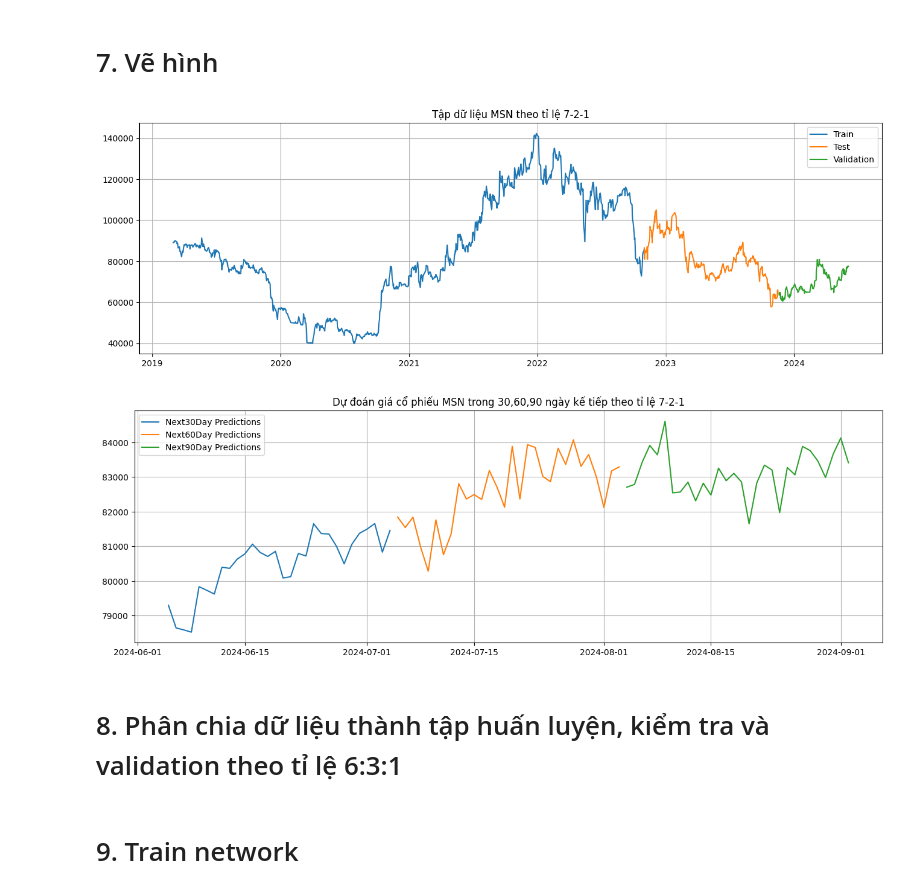
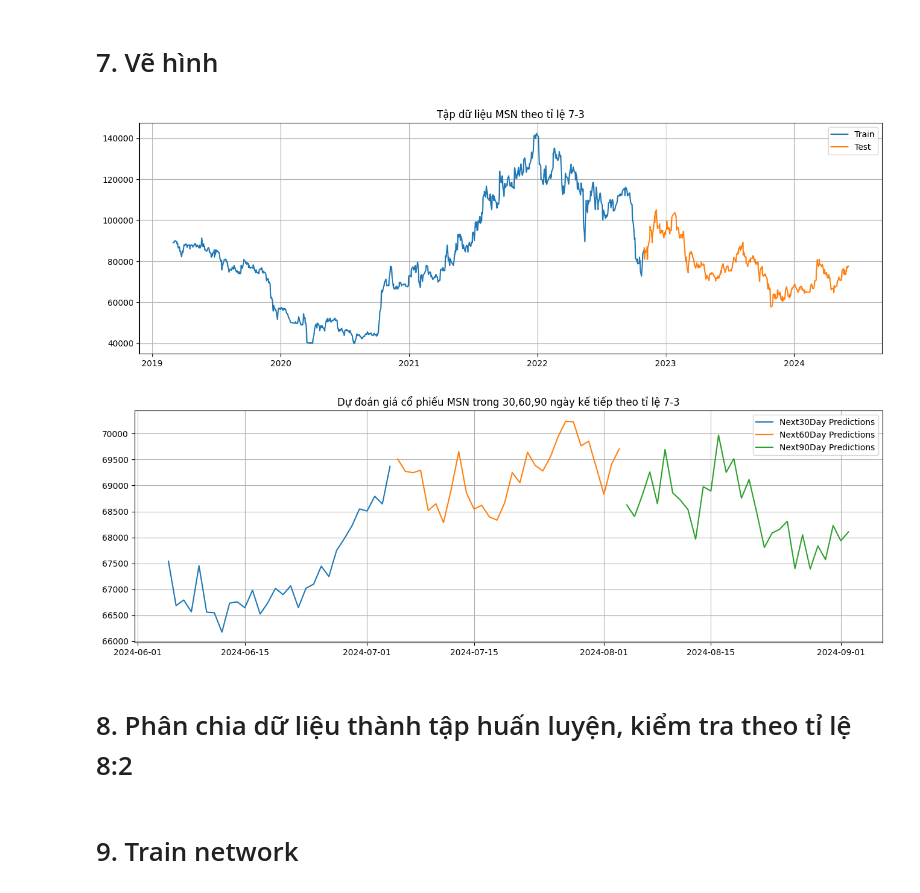
Before and after one commit to nguyenduongchitamUIT/IS403_O22_HTCL_6, a Jupyter notebook: Model/N-HiTS/MSN.ipynb, the cells around one changed output. Drawn from its saved outputs; the diff is of its cells as text; code cells hidden in the pictures.

```diff
--- a/Model/N-HiTS/MSN.ipynb
+++ b/Model/N-HiTS/MSN.ipynb
@@ -112,10 +109,10 @@ train_dataset = TimeSeriesDataSet(
 
 batch_size = 512
 
-val_dataset = TimeSeriesDataSet.from_dataset(train_dataset, test_data, predict=True)
+test_dataset = TimeSeriesDataSet.from_dataset(train_dataset, test_data, predict=True)
 
-val_dataloader = val_dataset.to_dataloader(train=False, batch_size=batch_size, num_workers=4, pin_memory=True)
-train_dataloader = train_dataset.to_dataloader(train=True, batch_size=batch_size, num_workers=4, pin_memory = True)
+test_dataloader = test_dataset.to_dataloader(train=False, batch_size=batch_size, num_workers=4, pin_memory=True)
+train_dataloader = train_dataset.to_dataloader(train=True, batch_size=batch_size, num_workers=4, pin_memory=True)
 # %%
 model_param = {
     "batch_normalization": True,
@@ -149,7 +146,7 @@ INFO:lightning.pytorch.utilities.rank_zero:HPU available: False, using: 0 HPUs
 from lightning.pytorch.tuner import Tuner
 
 res = Tuner(trainer).lr_find(
-    net, train_dataloaders=train_dataloader, val_dataloaders=val_dataloader, min_lr=1e-5, max_lr=1e-1
+    net, train_dataloaders=train_dataloader, val_dataloaders=test_dataloader, min_lr=1e-5, max_lr=1e-1
 )
 print(f"suggested learning rate: {res.suggestion()}")
 fig = res.plot(show=True, suggest=True)
@@ -200,7 +197,7 @@ net = NHiTS.from_dataset(
 trainer.fit(
     net,
     train_dataloaders=train_dataloader,
-    val_dataloaders=val_dataloader,
+    val_dataloaders=test_dataloader,
 )
 # %% [output]
 INFO: GPU available: False, used: False
@@ -227,8 +224,8 @@ INFO:
 best_model_path = trainer.checkpoint_callback.best_model_path
 best_model = NHiTS.load_from_checkpoint(best_model_path)
 # %%
-predictions = best_model.predict(val_dataloader, trainer_kwargs=dict(accelerator="cpu"), return_y=True)
-raw_predictions = best_model.predict(val_dataloader, mode="raw", return_x=True)
+predictions = best_model.predict(test_dataloader, trainer_kwargs=dict(accelerator="cpu"), return_y=True)
+raw_predictions = best_model.predict(test_dataloader, mode="raw", return_x=True)
 # %% [output]
 INFO: GPU available: False, used: False
 INFO:lightning.pytorch.utilities.rank_zero:GPU available: False, used: False
@@ -286,26 +283,25 @@ next_90_days = [last_date + timedelta(days=i) for i in range(61, 91)]
 # %%
 #Drawing plot
 plt.figure(figsize=(16,5))
-plt.title("Tập dữ liệu MSN theo tỉ lệ 7-2-1")
+plt.title("Tập dữ liệu MSN theo tỉ lệ 7-3")
 plt.grid(True)
 plt.plot(train_data.Date, train_data['Price'])
 plt.plot(test_data.Date, test_data['Price'])
-plt.plot(val_data.Date, val_data['Price'])
-plt.legend(['Train', 'Test', 'Validation'])
+plt.legend(['Train', 'Test'])
 plt.show()
 # %% [output]
-[figure, old version]
+[figure, new version]
 # %%
 plt.figure(figsize=(16,5))
-plt.title("Dự đoán giá cổ phiếu MSN trong 30,60,90 ngày kế tiếp theo tỉ lệ 7-2-1")
+plt.title("Dự đoán giá cổ phiếu MSN trong 30,60,90 ngày kế tiếp theo tỉ lệ 7-3")
 plt.grid(True)
 plt.plot(next_30_days,dataset_30)
 plt.plot(next_60_days,dataset_60)
 plt.plot(next_90_days,dataset_90)
 plt.legend(['Next30Day Predictions','Next60Day Predictions','Next90Day Predictions'])
 plt.show()
 # %% [output]
-[figure, old version]
+[figure, new version]
 # %% [markdown]
-# 8. Phân chia dữ liệu thành tập huấn luyện, kiểm tra và validation theo tỉ lệ 6:3:1
+# 8. Phân chia dữ liệu thành tập huấn luyện, kiểm tra theo tỉ lệ 8:2
 # %%
```
Also changed, not shown: parts of 33 cells of this notebook, 5 other files.
